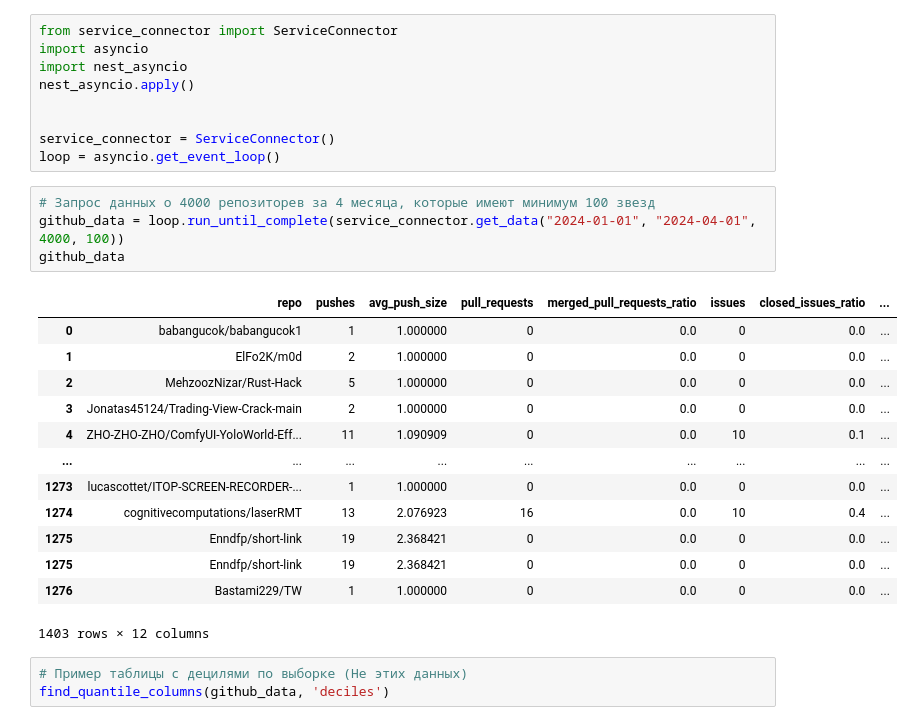
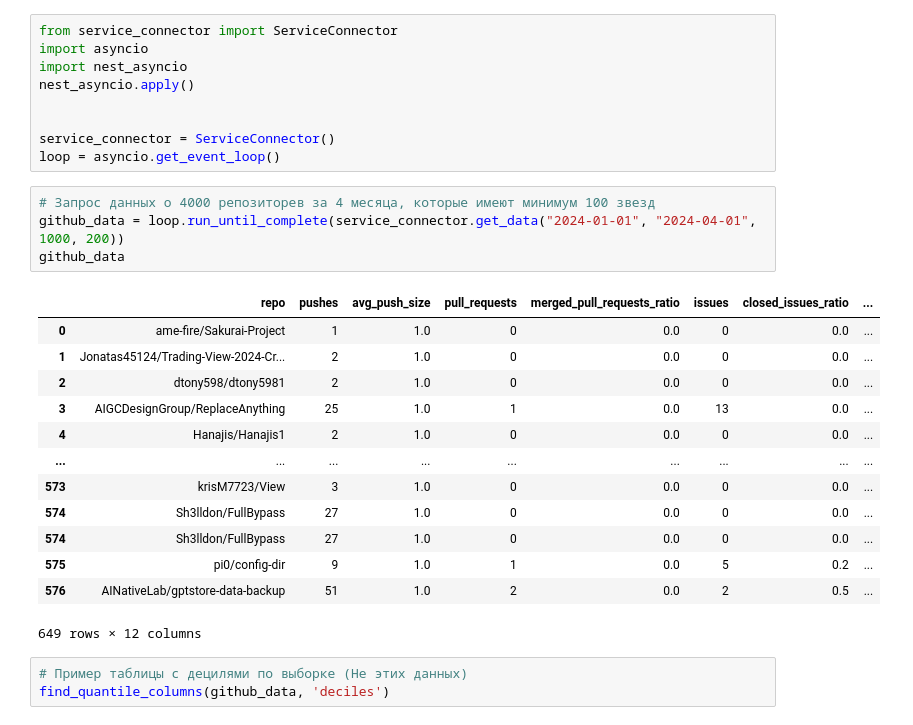
Before and after one commit to Santiperro/final-qualifying-work, a Jupyter notebook: project/program_test.ipynb, the cells around one changed output. Saved outputs shown, nothing was run; the diff lists cells and outputs as text.

```diff
--- a/project/program_test.ipynb
+++ b/project/program_test.ipynb
@@ -9,22 +9,22 @@ service_connector = ServiceConnector()
 loop = asyncio.get_event_loop()
 # %%
 # Запрос данных о 4000 репозиторев за 4 месяца, которые имеют минимум 100 звезд
-github_data = loop.run_until_complete(service_connector.get_data("2024-01-01", "2024-04-01", 4000, 100))
+github_data = loop.run_until_complete(service_connector.get_data("2024-01-01", "2024-04-01", 1000, 200))
 github_data
 # %% [output]
 |  | repo | pushes | avg_push_size | pull_requests | merged_pull_requests_ratio | issues | closed_issues_ratio | ... |
-| 0 | babangucok/babangucok1 | 1 | 1.000000 | 0 | 0.0 | 0 | 0.0 | ... |
-| 1 | ElFo2K/m0d | 2 | 1.000000 | 0 | 0.0 | 0 | 0.0 | ... |
-| 2 | MehzoozNizar/Rust-Hack | 5 | 1.000000 | 0 | 0.0 | 0 | 0.0 | ... |
-| 3 | Jonatas45124/Trading-View-Crack-main | 2 | 1.000000 | 0 | 0.0 | 0 | 0.0 | ... |
-| 4 | ZHO-ZHO-ZHO/ComfyUI-YoloWorld-Eff... | 11 | 1.090909 | 0 | 0.0 | 10 | 0.1 | ... |
+| 0 | ame-fire/Sakurai-Project | 1 | 1.0 | 0 | 0.0 | 0 | 0.0 | ... |
+| 1 | Jonatas45124/Trading-View-2024-Cr... | 2 | 1.0 | 0 | 0.0 | 0 | 0.0 | ... |
+| 2 | dtony598/dtony5981 | 2 | 1.0 | 0 | 0.0 | 0 | 0.0 | ... |
+| 3 | AIGCDesignGroup/ReplaceAnything | 25 | 1.0 | 1 | 0.0 | 13 | 0.0 | ... |
+| 4 | Hanajis/Hanajis1 | 2 | 1.0 | 0 | 0.0 | 0 | 0.0 | ... |
 | ... | ... | ... | ... | ... | ... | ... | ... | ... |
-| 1273 | lucascottet/ITOP-SCREEN-RECORDER-... | 1 | 1.000000 | 0 | 0.0 | 0 | 0.0 | ... |
-| 1274 | cognitivecomputations/laserRMT | 13 | 2.076923 | 16 | 0.0 | 10 | 0.4 | ... |
-| 1275 | Enndfp/short-link | 19 | 2.368421 | 0 | 0.0 | 0 | 0.0 | ... |
-| 1275 | Enndfp/short-link | 19 | 2.368421 | 0 | 0.0 | 0 | 0.0 | ... |
-| 1276 | Bastami229/TW | 1 | 1.000000 | 0 | 0.0 | 0 | 0.0 | ... |
+| 573 | krisM7723/View | 3 | 1.0 | 0 | 0.0 | 0 | 0.0 | ... |
+| 574 | Sh3lldon/FullBypass | 27 | 1.0 | 0 | 0.0 | 0 | 0.0 | ... |
+| 574 | Sh3lldon/FullBypass | 27 | 1.0 | 0 | 0.0 | 0 | 0.0 | ... |
+| 575 | pi0/config-dir | 9 | 1.0 | 1 | 0.0 | 5 | 0.2 | ... |
+| 576 | AINativeLab/gptstore-data-backup | 51 | 1.0 | 2 | 0.0 | 2 | 0.5 | ... |
-1403 rows × 12 columns
+649 rows × 12 columns
 # %%
 # Пример таблицы с децилями по выборке (Не этих данных)
 find_quantile_columns(github_data, 'deciles')
```
Also changed, not shown: parts of 2 cells of this notebook, 23 other files.
